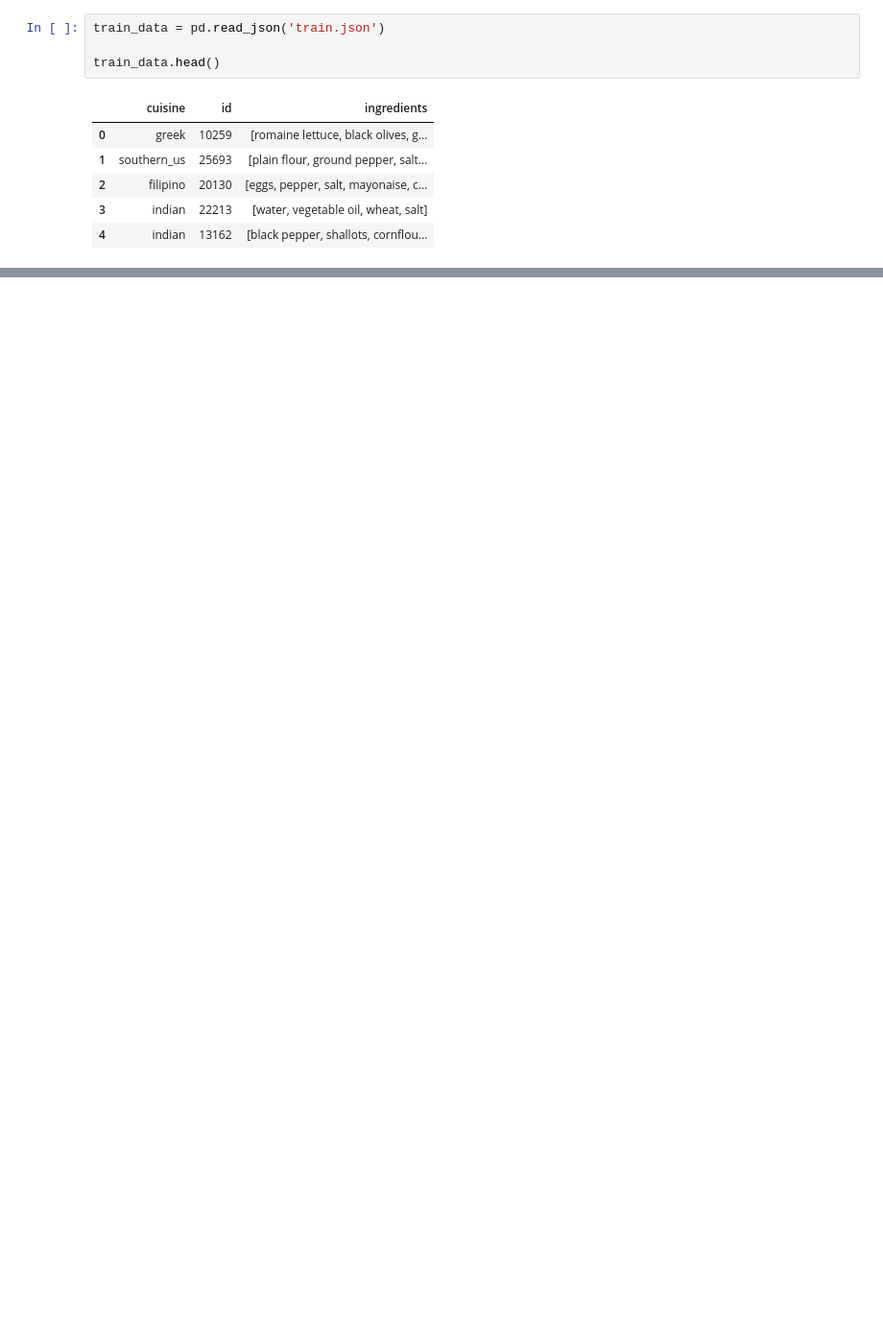
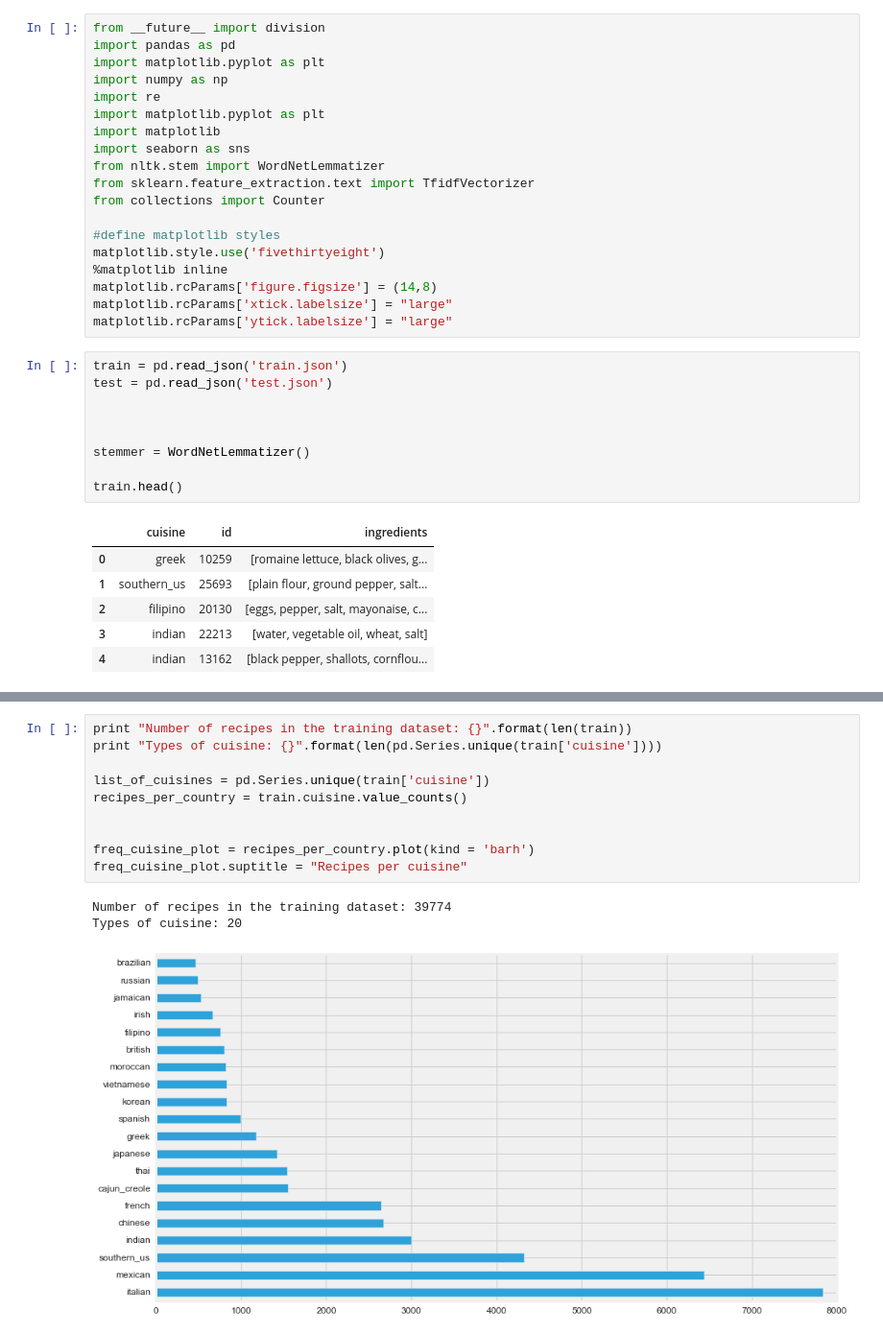
Before and after one commit to lucasarb/machine-learning, a Jupyter notebook: capstone/Recipes_analysis.ipynb, the cells around one changed output, grey strips where cells are left out. Shown at 96% size. Drawn from its saved outputs; the diff is of its cells as text; blank space fills up the shorter version.

Commit message:
Data cleaned and ready for hyperparameter optimaztion

```diff
--- a/capstone/Recipes_analysis.ipynb
+++ b/capstone/Recipes_analysis.ipynb
@@ -5,7 +1,31 @@ import
+# %%
+from __future__ import division
+import pandas as pd
+import matplotlib.pyplot as plt
+import numpy as np
+import re
+import matplotlib.pyplot as plt
+import matplotlib
+import seaborn as sns
+from nltk.stem import WordNetLemmatizer
+from sklearn.feature_extraction.text import TfidfVectorizer
+from collections import Counter
+
+#define matplotlib styles
+matplotlib.style.use('fivethirtyeight')
+%matplotlib inline
+matplotlib.rcParams['figure.figsize'] = (14,8)
+matplotlib.rcParams['xtick.labelsize'] = "large"
+matplotlib.rcParams['ytick.labelsize'] = "large"
 # %%
-train_data = pd.read_json('train.json')
+train = pd.read_json('train.json')
+test = pd.read_json('test.json')
 
-train_data.head()
+
+
+stemmer = WordNetLemmatizer()
+
+train.head()
 # %% [output]
 |  | cuisine | id | ingredients |
 | 0 | greek | 10259 | [romaine lettuce, black olives, g... |
@@ -21,0 +64,14 @@ Types of cuisine: 20
+# %%
+print "Number of recipes in the training dataset: {}".format(len(train))
+print "Types of cuisine: {}".format(len(pd.Series.unique(train['cuisine'])))
+
+list_of_cuisines = pd.Series.unique(train['cuisine'])
+recipes_per_country = train.cuisine.value_counts()
+
+
+freq_cuisine_plot = recipes_per_country.plot(kind = 'barh')
+freq_cuisine_plot.suptitle = "Recipes per cuisine"
+# %% [output]
+Number of recipes in the training dataset: 39774
+Types of cuisine: 20
+[figure, added]
```
Also changed, not shown: parts of 28 cells of this notebook, 2 other files.
